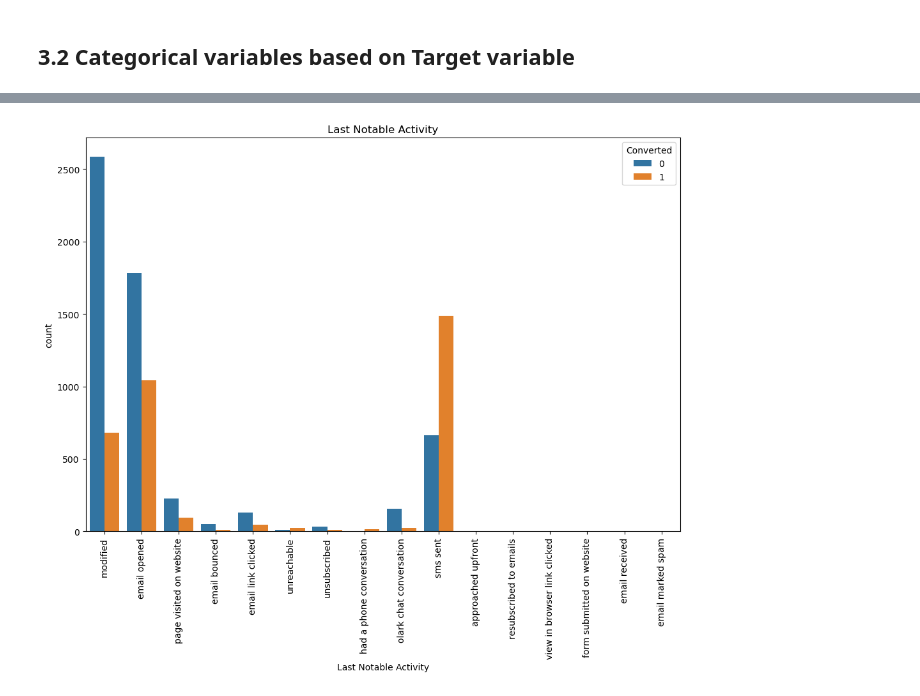
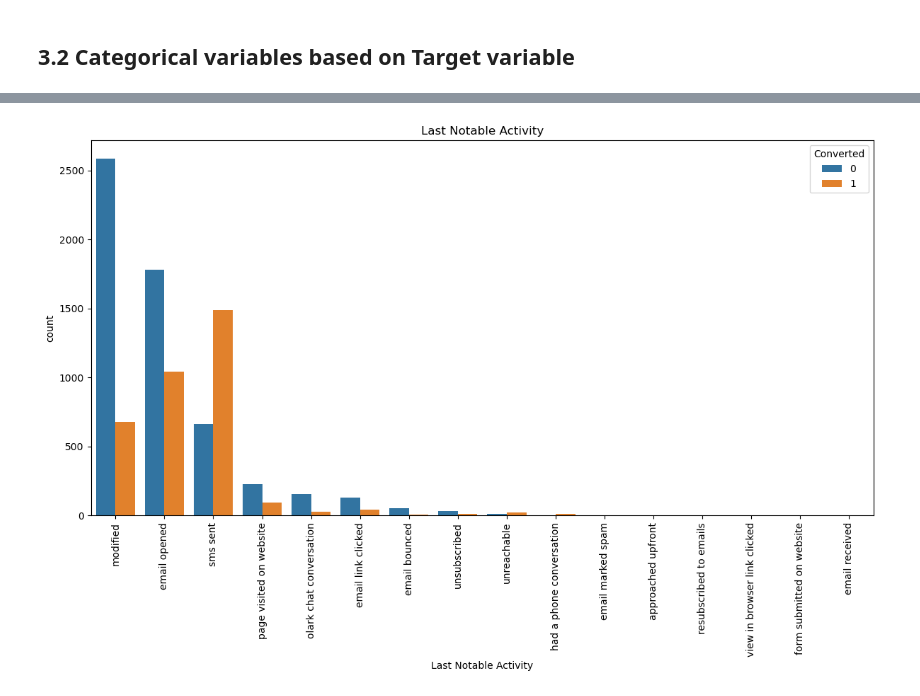
Before and after one commit to PrakNew/Lead-Scoring-Upgrad, a Jupyter notebook: lead_scoring_case_study.ipynb, the cells around one changed output, grey strips where cells are left out. Saved outputs shown, nothing was run; the diff lists cells and outputs as text; code cells hidden in the pictures.

```diff
--- a/lead_scoring_case_study.ipynb
+++ b/lead_scoring_case_study.ipynb
@@ -444,8 +428,13 @@ plt.show()
 # %%
-# Plot for 'Last Notable Activity'.
-plt.figure(figsize = (12,8))  # Setting the figure size for ease of reading the plot
-sns.countplot(x='Last Notable Activity', hue='Converted', data= lead_data).tick_params(axis='x', rotation = 90)
-plt.title('Last Notable Activity')   # Setting the title for the plot
+# Create optimized plot for 'Last Notable Activity'
+fig = plt.figure(figsize=(12, 8))
+ax = sns.countplot(data=lead_data,
+                  x='Last Notable Activity',
+                  hue='Converted',
+                  order=lead_data['Last Notable Activity'].value_counts().index)
+ax.set_xticklabels(ax.get_xticklabels(), rotation=90)
+ax.set_title('Last Notable Activity')
+plt.tight_layout()
 plt.show()
 # %% [output]
-[figure, old version]
+[figure, new version]
```
Also changed, not shown: parts of 10 cells of this notebook.
